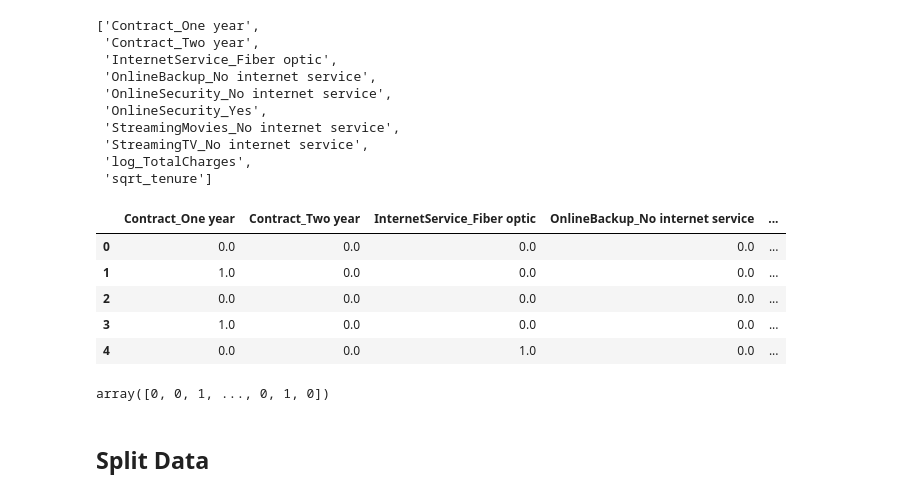
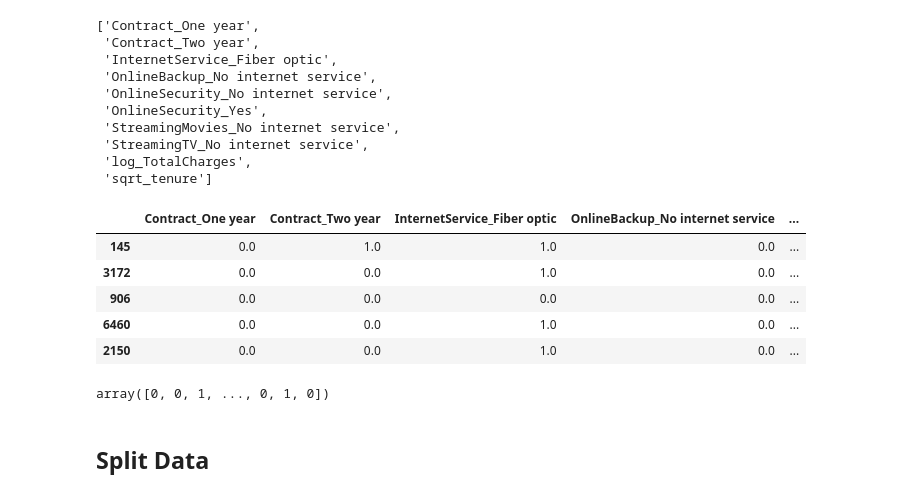
Before and after one commit to agungperdananto/data-mining-course, a Jupyter notebook: supervised_learning/model_churn_final.ipynb, the cells around one changed output. Cells and saved outputs as stored; diff of their text form; code cells hidden in the pictures.

```diff
--- a/supervised_learning/model_churn_final.ipynb
+++ b/supervised_learning/model_churn_final.ipynb
@@ -105,3 +113,6 @@ data['TotalCharges'].plot(kind='hist', bins=100)
 # %% [output]
 <Axes: ylabel='Frequency'>
 [figure]
+# %%
+median = data['TotalCharges'].median()
+median
@@ -108,2 +126,2 @@ data['TotalCharges'].plot(kind='hist', bins=100)
 # %%
-data['TotalCharges'].median()
+data['TotalCharges']=data['TotalCharges'].fillna(median)
@@ -112,5 +128,3 @@ data['TotalCharges'].median()
-# %%
-data['TotalCharges']=data['TotalCharges'].fillna(data['TotalCharges'].median())
 # %%
 data.isnull().sum()
 # %% [output]
@@ -318,16 +378,16 @@ Y = data[target].values.reshape(len(data))
-# %%
-X.head()
-# %% [output]
-|  | Contract_One year | Contract_Two year | InternetService_Fiber optic | OnlineBackup_No internet service | ... |
-| 0 | 0.0 | 0.0 | 0.0 | 0.0 | ... |
-| 1 | 1.0 | 0.0 | 0.0 | 0.0 | ... |
-| 2 | 0.0 | 0.0 | 0.0 | 0.0 | ... |
-| 3 | 1.0 | 0.0 | 0.0 | 0.0 | ... |
-| 4 | 0.0 | 0.0 | 1.0 | 0.0 | ... |
-# %%
-Y
-# %% [output]
-array([0, 0, 1, ..., 0, 1, 0])
+# %%
+X.sample(5)
+# %% [output]
+|  | Contract_One year | Contract_Two year | InternetService_Fiber optic | OnlineBackup_No internet service | ... |
+| 145 | 0.0 | 1.0 | 1.0 | 0.0 | ... |
+| 3172 | 0.0 | 0.0 | 1.0 | 0.0 | ... |
+| 906 | 0.0 | 0.0 | 0.0 | 0.0 | ... |
+| 6460 | 0.0 | 0.0 | 1.0 | 0.0 | ... |
+| 2150 | 0.0 | 0.0 | 1.0 | 0.0 | ... |
+# %%
+y
+# %% [output]
+array([0, 0, 1, ..., 0, 1, 0])
 # %% [markdown]
 ## Split Data
 # %%
```
Also changed, not shown: parts of 25 cells of this notebook.
